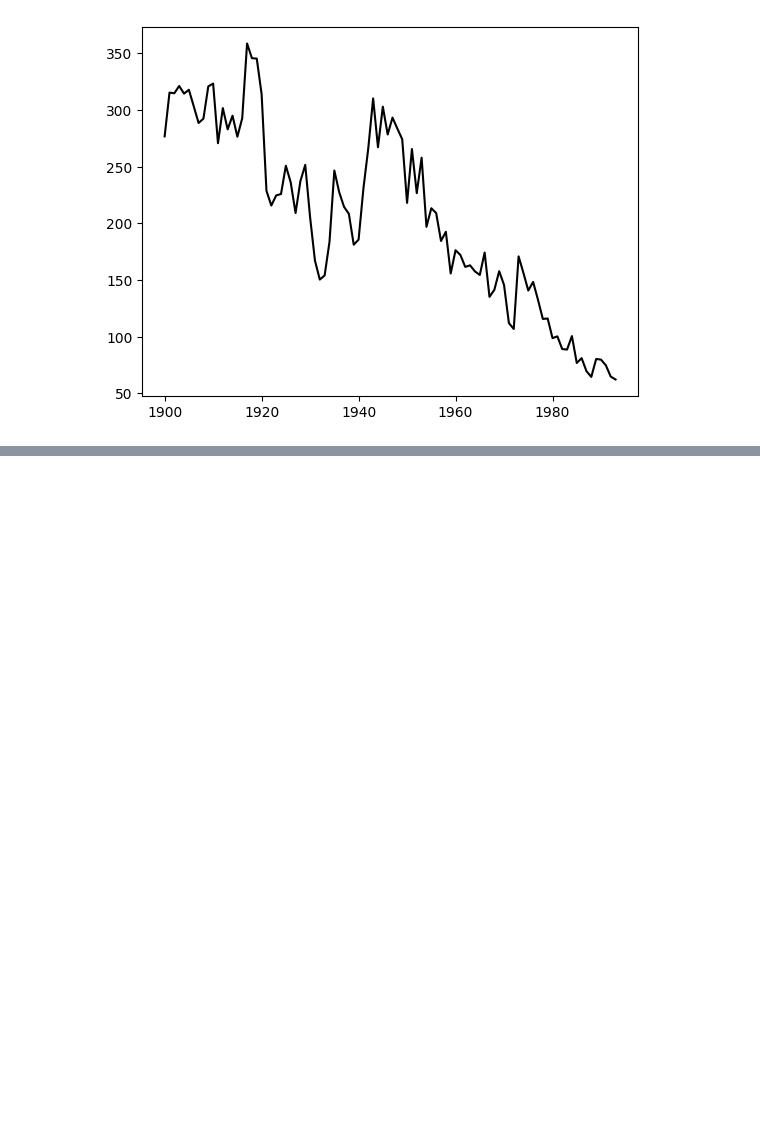
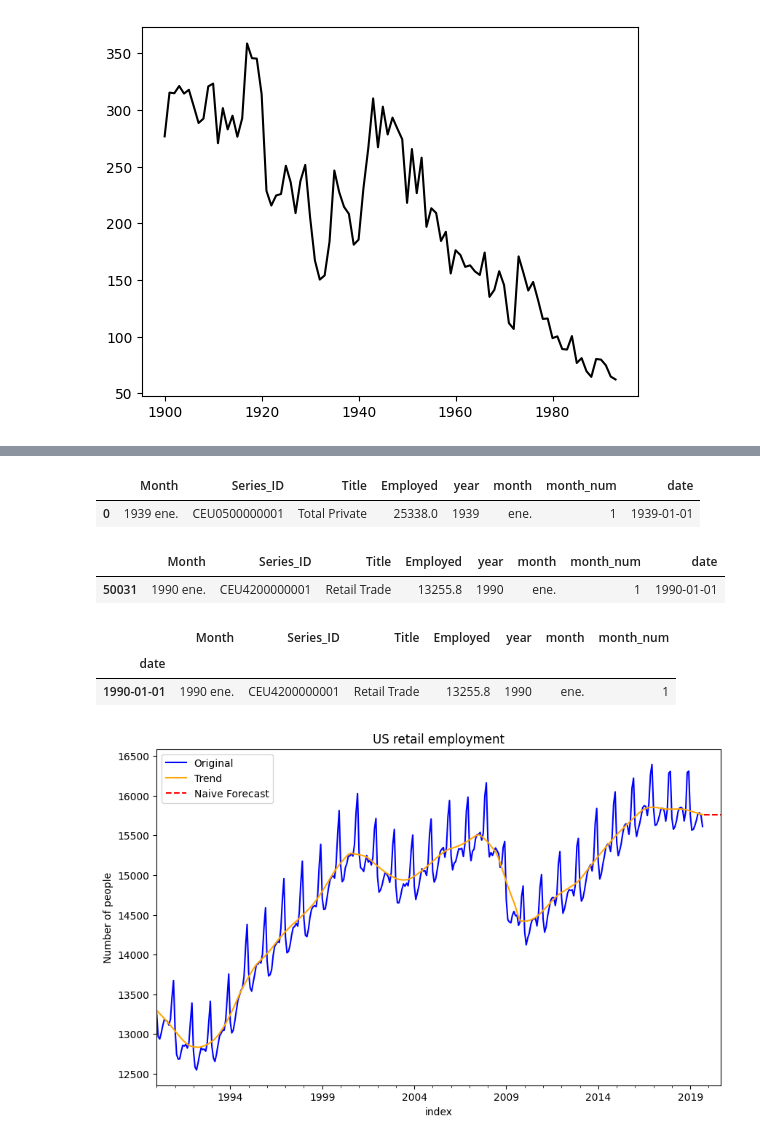
Before and after one commit to DavidGuzzi/TSA, a Jupyter notebook: Forecasting Principles and Practice 3rd/2/5.ipynb, the cells around one changed output, grey strips where cells are left out. Cells and saved outputs as stored; diff of their text form; code cells hidden in the pictures; blank space fills up the shorter version.

```diff
--- a/Forecasting Principles and Practice 3rd/2/5.ipynb
+++ b/Forecasting Principles and Practice 3rd/2/5.ipynb
@@ -470,0 +483,63 @@ plt.plot(eggs.index, eggs['eggs'], label='Observed', color='black');
+# %%
+df[['year', 'month']] = df['Month'].str.split(' ', expand=True)
+df['year'] = df['year'].astype(int)
+
+month_map = {'ene.': 1, 'feb.': 2, 'mar.': 3, 'abr.': 4, 'may.': 5, 'jun.': 6,
+             'jul.': 7, 'ago.': 8, 'sep.': 9, 'oct.': 10, 'nov.': 11, 'dic.': 12}
+
+# Creamos una columna 'month_num' con el número correspondiente al mes
+df['month_num'] = df['month'].map(month_map)
+
+# Creamos una nueva columna 'date' combinando year y month_num
+df['date'] = pd.to_datetime(df[['year', 'month_num']].rename(columns={'month_num': 'month'}).assign(day=1))
+df.head(1)
+# %% [output]
+|  | Month | Series_ID | Title | Employed | year | month | month_num | date |
+| 0 | 1939 ene. | CEU0500000001 | Total Private | 25338.0 | 1939 | ene. | 1 | 1939-01-01 |
+# %%
+df_s = df[(df['year']>=1990)&(df['Title']=='Retail Trade')]
+df_s.head(1)
+# %% [output]
+|  | Month | Series_ID | Title | Employed | year | month | month_num | date |
+| 50031 | 1990 ene. | CEU4200000001 | Retail Trade | 13255.8 | 1990 | ene. | 1 | 1990-01-01 |
+# %%
+df_s = df_s.set_index('date')
+df_s.head(1)
+# %% [output]
+|  | Month | Series_ID | Title | Employed | year | month | month_num |
+| date |  |  |  |  |  |  |  |
+| 1990-01-01 | 1990 ene. | CEU4200000001 | Retail Trade | 13255.8 | 1990 | ene. | 1 |
+# %%
+from statsmodels.tsa.seasonal import STL
+from statsmodels.tsa.holtwinters import ExponentialSmoothing
+
+# Realizamos la descomposición STL con la frecuencia estacional especificada
+stl = STL(df_s['Employed'], seasonal=7, robust=True)
+dcmp = stl.fit()
+
+# Extraemos los componentes
+df_s['trend'] = dcmp.trend
+df_s['seasonal'] = dcmp.seasonal
+df_s['resid'] = dcmp.resid
+df_s['season_adjust'] = df_s['Employed'] - dcmp.seasonal
+
+# Aplicamos el modelo NAIVE para el pronóstico (simulación simple de pronóstico ingenuo)
+naive_forecast = df_s['season_adjust'].iloc[-1]
+forecast_length = 12  # Define el número de periodos futuros para el pronóstico
+df_forecast = pd.DataFrame({
+    'forecast': [naive_forecast] * forecast_length,
+    'index': pd.date_range(df_s.index[-1], periods=forecast_length + 1, freq='ME')[1:]
+})
+df_forecast.set_index('index', inplace=True)
+
+# Gráfica de los componentes y el pronóstico
+fig, ax = plt.subplots(figsize=(10, 6))
+df_s['Employed'].plot(ax=ax, label='Original', color='blue')
+df_s['trend'].plot(ax=ax, label='Trend', color='orange')
+df_forecast['forecast'].plot(ax=ax, style='--', color='red', label='Naive Forecast')
+ax.set_title("US retail employment")
+ax.set_ylabel("Number of people")
+ax.legend()
+plt.show()
+# %% [output]
+[figure, added]
```
Also changed, not shown: parts of 3 cells of this notebook.
